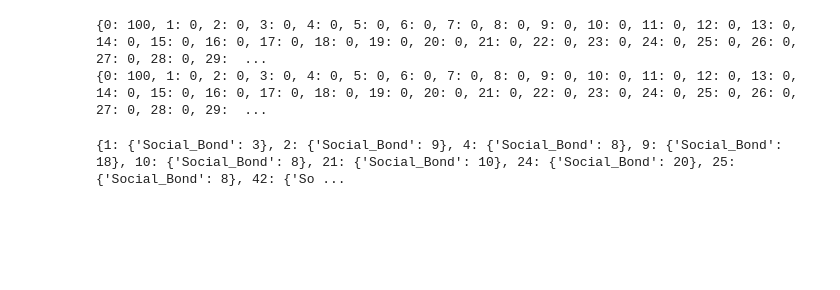
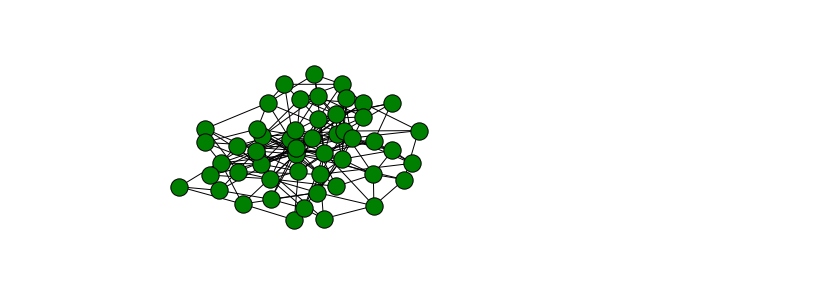
Before and after one commit to buttegab/FreshmanPlague, a Jupyter notebook: code/FreshmanPlague.ipynb, the cells around one changed output. Drawn from its saved outputs; the diff is of its cells as text; code cells hidden in the pictures; blank space fills up the shorter version.

```diff
--- a/code/FreshmanPlague.ipynb
+++ b/code/FreshmanPlague.ipynb
@@ -89,2 +16,0 @@ IndentationError: expected an indented block (<ipython-input-89-f59b51986908>, l
-# %%
-graph = nx.draw(barabasi_albert_graph(50, 3))
@@ -94,10 +17,23 @@ graph = nx.draw(barabasi_albert_graph(50, 3))
-# %%
-G = barabasi_albert_graph(50, 2)
-print(nx.get_node_attributes(G,"Infected"))
-# %% [output]
-{0: 100, 1: 0, 2: 0, 3: 0, 4: 0, 5: 0, 6: 0, 7: 0, 8: 0, 9: 0, 10: 0, 11: 0, 12: 0, 13: 0, 14: 0, 15: 0, 16: 0, 17: 0, 18: 0, 19: 0, 20: 0, 21: 0, 22: 0, 23: 0, 24: 0, 25: 0, 26: 0, 27: 0, 28: 0, 29:  ...
-{0: 100, 1: 0, 2: 0, 3: 0, 4: 0, 5: 0, 6: 0, 7: 0, 8: 0, 9: 0, 10: 0, 11: 0, 12: 0, 13: 0, 14: 0, 15: 0, 16: 0, 17: 0, 18: 0, 19: 0, 20: 0, 21: 0, 22: 0, 23: 0, 24: 0, 25: 0, 26: 0, 27: 0, 28: 0, 29:  ...
-# %%
-print(G[3])
-# %% [output]
-{1: {'Social_Bond': 3}, 2: {'Social_Bond': 9}, 4: {'Social_Bond': 8}, 9: {'Social_Bond': 18}, 10: {'Social_Bond': 8}, 21: {'Social_Bond': 10}, 24: {'Social_Bond': 20}, 25: {'Social_Bond': 8}, 42: {'So ...
+# %%
+class Student(object):
+    """
+    Base student; used as node in network.
+    """
+
+    def __init__(self, immune_strength=5, tolerance=50):
+        self.immune_strength = immune_strength #rate of lowering exposure
+        self.tolerance = tolerance # value at which is_sick
+        self.exposure = 0
+        self.is_sick = 0 # 0: not sick; 1: sick; 2: was sick already
+
+    def process_exposure(self):
+        if self.is_sick == 2:
+            return
+        self.exposure -= self.immune_strength
+
+        if self.is_sick == 1:
+            if self.exposure <= 0:
+                self.is_sick = 2
+        elif self.is_sick == 0:
+            if self.exposure >= self.tolerance:
+                self.is_sick = 1
@@ -103,0 +123,6 @@ print(G[3])
+# %%
+G = create_student_ba_graph()
+G_positions = nx.drawing.spring_layout(G)
+draw_sickness_graph(G, G_positions)
+# %% [output]
+[figure, added]
```
Also changed, not shown: parts of 18 cells of this notebook.
